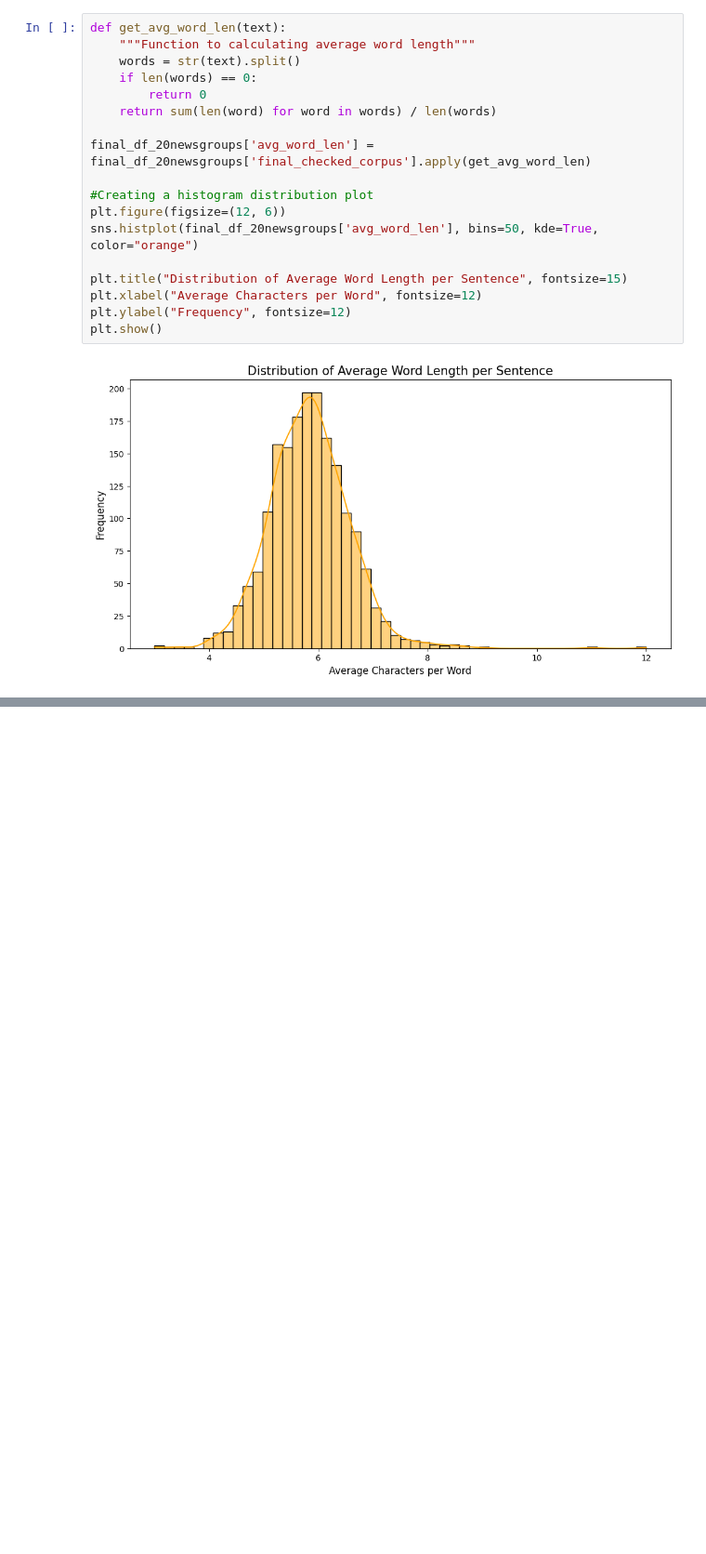
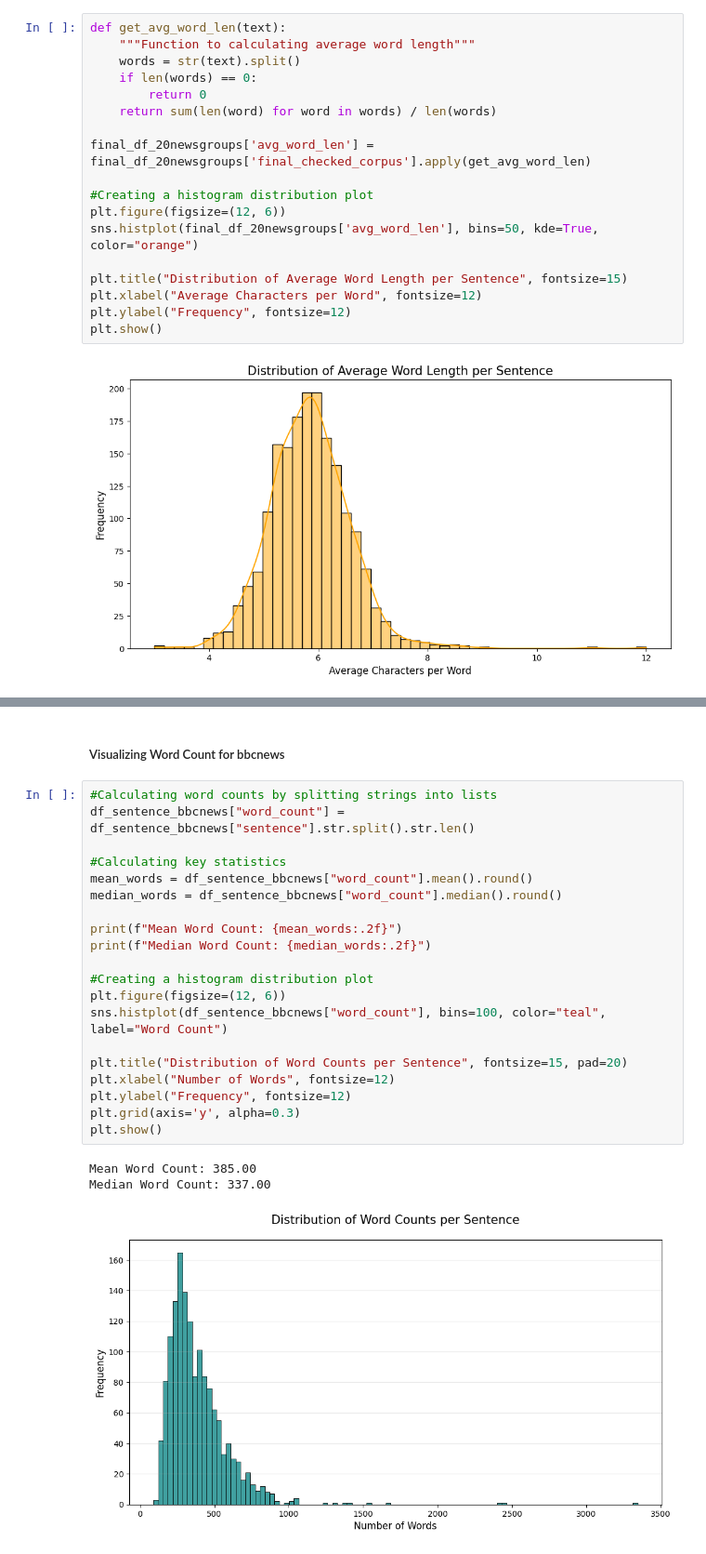
Before and after one commit to roxannekyr/nlp-embeddings-clustering, a Jupyter notebook: notebook/clustering_analysis.ipynb, the cells around one changed output, grey strips where cells are left out. Shown at 93% size. Drawn from its saved outputs; the diff is of its cells as text; blank space fills up the shorter version.

```diff
--- a/notebook/clustering_analysis.ipynb
+++ b/notebook/clustering_analysis.ipynb
@@ -1114,0 +1150,26 @@ plt.show()
+# %% [markdown]
+##### Visualizing Word Count for bbcnews
+# %%
+#Calculating word counts by splitting strings into lists
+df_sentence_bbcnews["word_count"] = df_sentence_bbcnews["sentence"].str.split().str.len()
+
+#Calculating key statistics
+mean_words = df_sentence_bbcnews["word_count"].mean().round()
+median_words = df_sentence_bbcnews["word_count"].median().round()
+
+print(f"Mean Word Count: {mean_words:.2f}")
+print(f"Median Word Count: {median_words:.2f}")
+
+#Creating a histogram distribution plot
+plt.figure(figsize=(12, 6))
+sns.histplot(df_sentence_bbcnews["word_count"], bins=100, color="teal", label="Word Count")
+
+plt.title("Distribution of Word Counts per Sentence", fontsize=15, pad=20)
+plt.xlabel("Number of Words", fontsize=12)
+plt.ylabel("Frequency", fontsize=12)
+plt.grid(axis='y', alpha=0.3)
+plt.show()
+# %% [output]
+Mean Word Count: 385.00
+Median Word Count: 337.00
+[figure, added]
```
Also changed, not shown: parts of 89 cells of this notebook.
